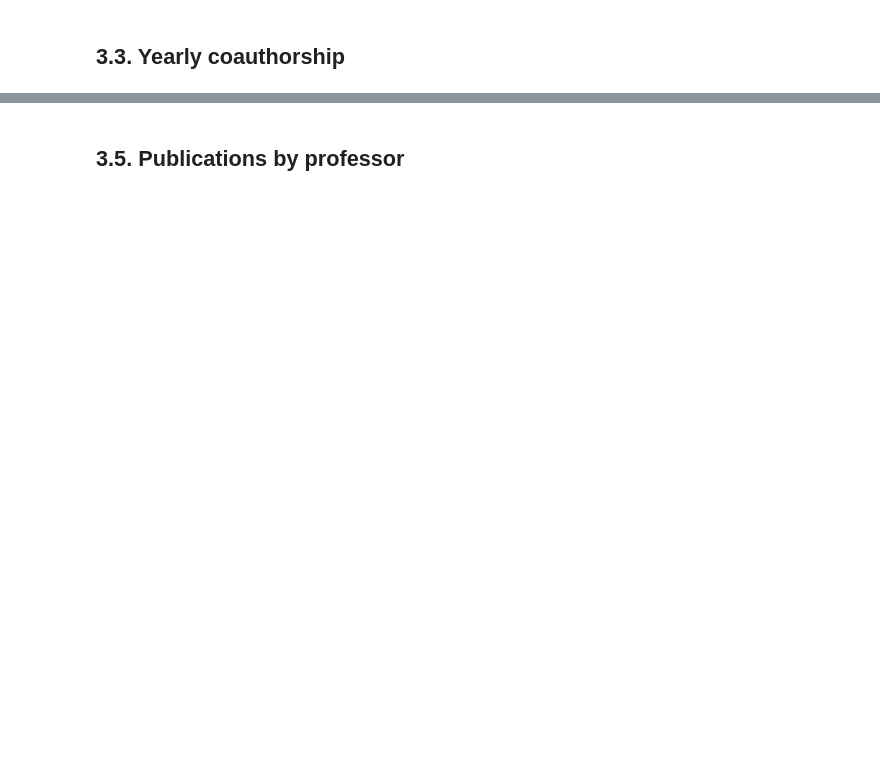
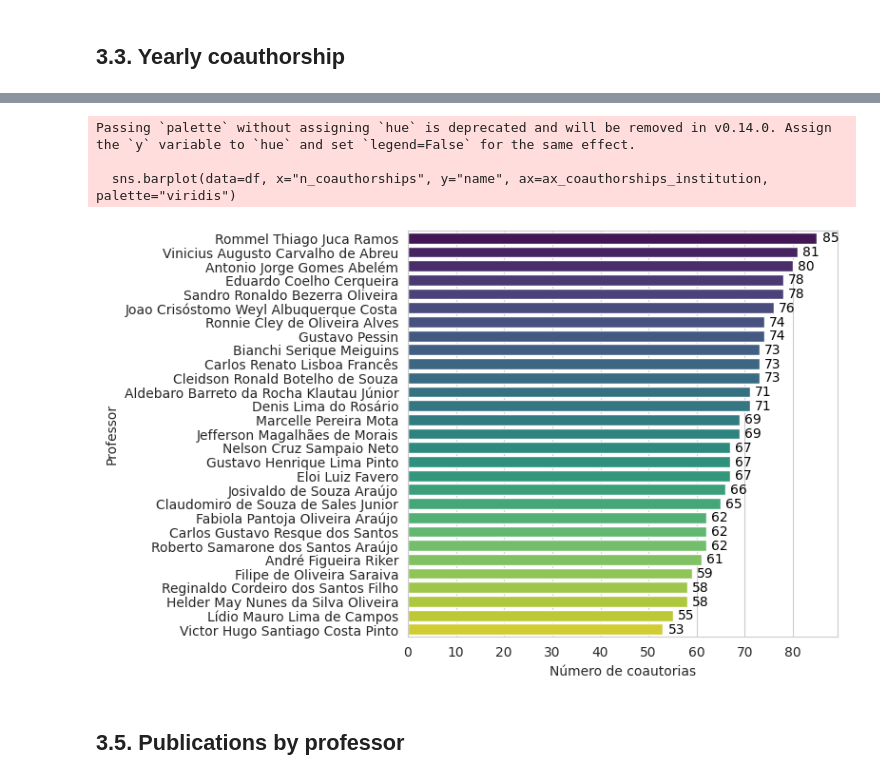
Before and after one commit to jeojildo/ppgcc-coautorias, a Jupyter notebook: notebooks/04-visualization.ipynb, the cells around one changed output, grey strips where cells are left out. Saved outputs shown, nothing was run; the diff lists cells and outputs as text; code cells hidden in the pictures; blank space fills up the shorter version.

```diff
--- a/notebooks/04-visualization.ipynb
+++ b/notebooks/04-visualization.ipynb
@@ -182,0 +140,7 @@ plt.show()
+# %%
+df_coauthorships_institution = visualizer.frame_coauthorships_institution(
+    df_productions,
+    institution="UFPA"
+)
+
+df_coauthorships_institution
@@ -183,2 +165,15 @@ plt.show()
+# %%
+fig_coauthorships_institution, ax_coauthorships_institution = visualizer.plot_coauthorships_institution(
+    df_coauthorships_institution,
+    figsize=(8, 5),
+    filename="coauthorships_institution"
+)
+
+fig_coauthorships_institution;
+# %% [output]
+Passing `palette` without assigning `hue` is deprecated and will be removed in v0.14.0. Assign the `y` variable to `hue` and set `legend=False` for the same effect.
+
+  sns.barplot(data=df, x="n_coauthorships", y="name", ax=ax_coauthorships_institution, palette="viridis")
+[figure, added]
 # %% [markdown]
 ## 3.5. Publications by professor
```
Also changed, not shown: parts of 65 cells of this notebook, 1 other file.
